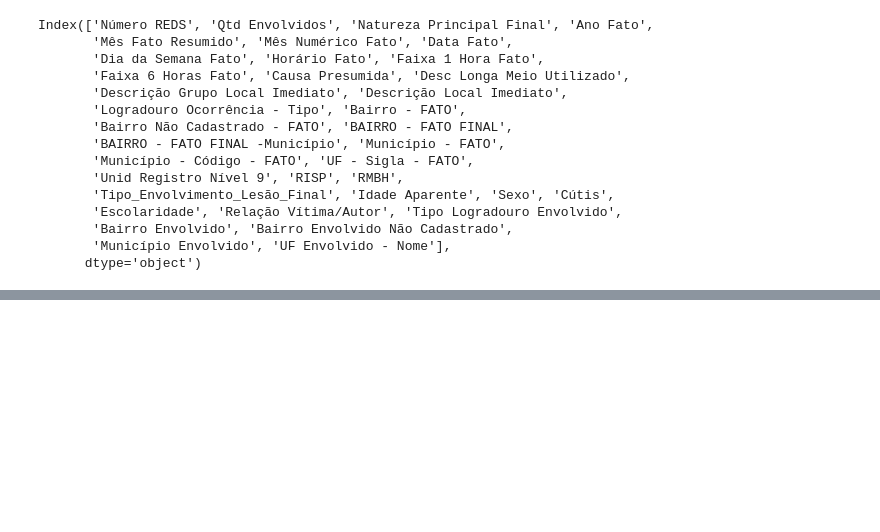
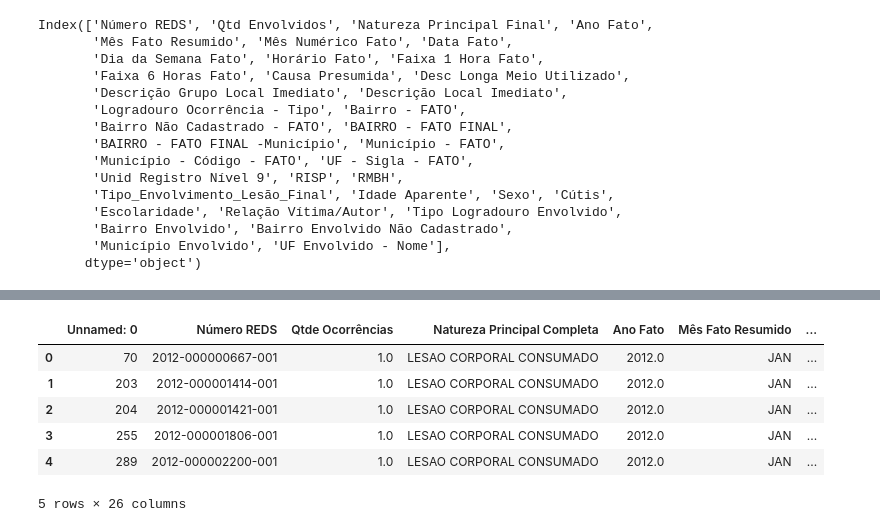
Before and after one commit to carlosrodriguesjf/analise-da-violencia-em-juiz-de-fora, a Jupyter notebook: pre_tratamento_base.ipynb, the cells around one changed output, grey strips where cells are left out. Saved outputs shown, nothing was run; the diff lists cells and outputs as text; code cells hidden in the pictures; blank space fills up the shorter version.

```diff
--- a/pre_tratamento_base.ipynb
+++ b/pre_tratamento_base.ipynb
@@ -111,0 +142,10 @@ tabela_veiculos.to_csv('dados/vitimas_homicidio.csv')
+# %%
+lesao_corporal.head()
+# %% [output]
+|  | Unnamed: 0 | Número REDS | Qtde Ocorrências | Natureza Principal Completa | Ano Fato | Mês Fato Resumido | ... |
+| 0 | 70 | 2012-000000667-001 | 1.0 | LESAO CORPORAL CONSUMADO | 2012.0 | JAN | ... |
+| 1 | 203 | 2012-000001414-001 | 1.0 | LESAO CORPORAL CONSUMADO | 2012.0 | JAN | ... |
+| 2 | 204 | 2012-000001421-001 | 1.0 | LESAO CORPORAL CONSUMADO | 2012.0 | JAN | ... |
+| 3 | 255 | 2012-000001806-001 | 1.0 | LESAO CORPORAL CONSUMADO | 2012.0 | JAN | ... |
+| 4 | 289 | 2012-000002200-001 | 1.0 | LESAO CORPORAL CONSUMADO | 2012.0 | JAN | ... |
+5 rows × 26 columns
```
Also changed, not shown: parts of 9 cells of this notebook, 6 other files.
